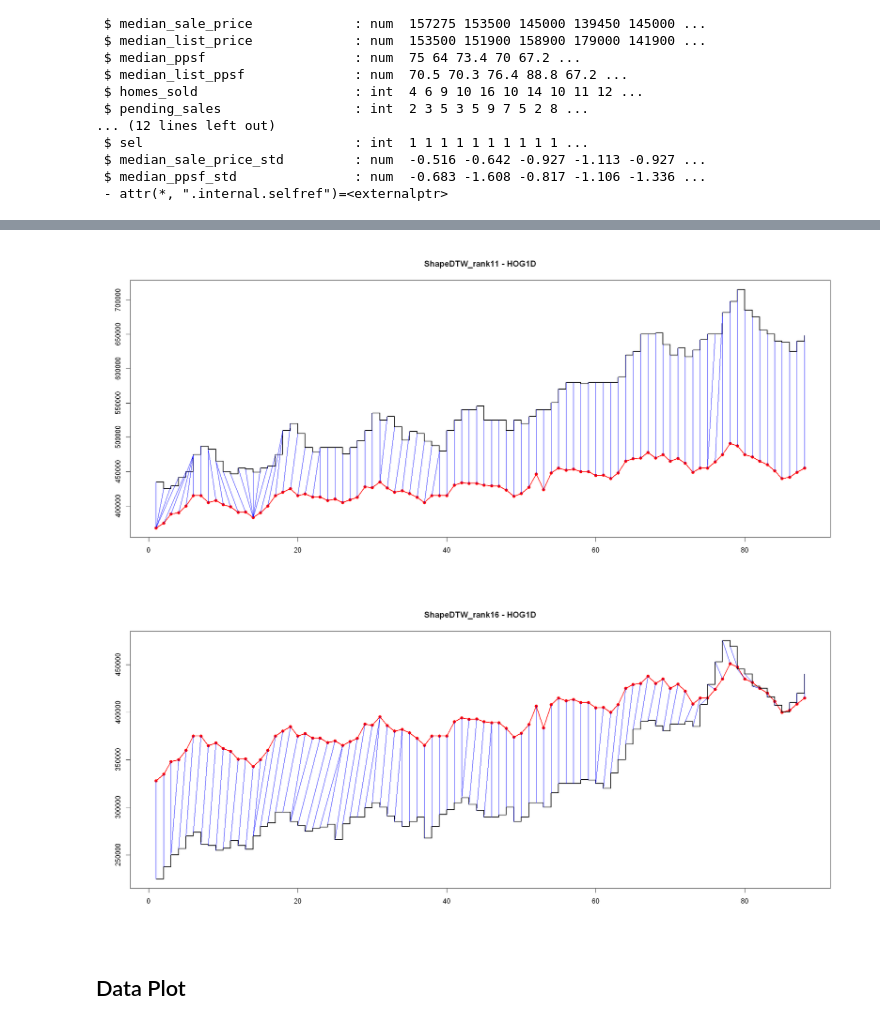
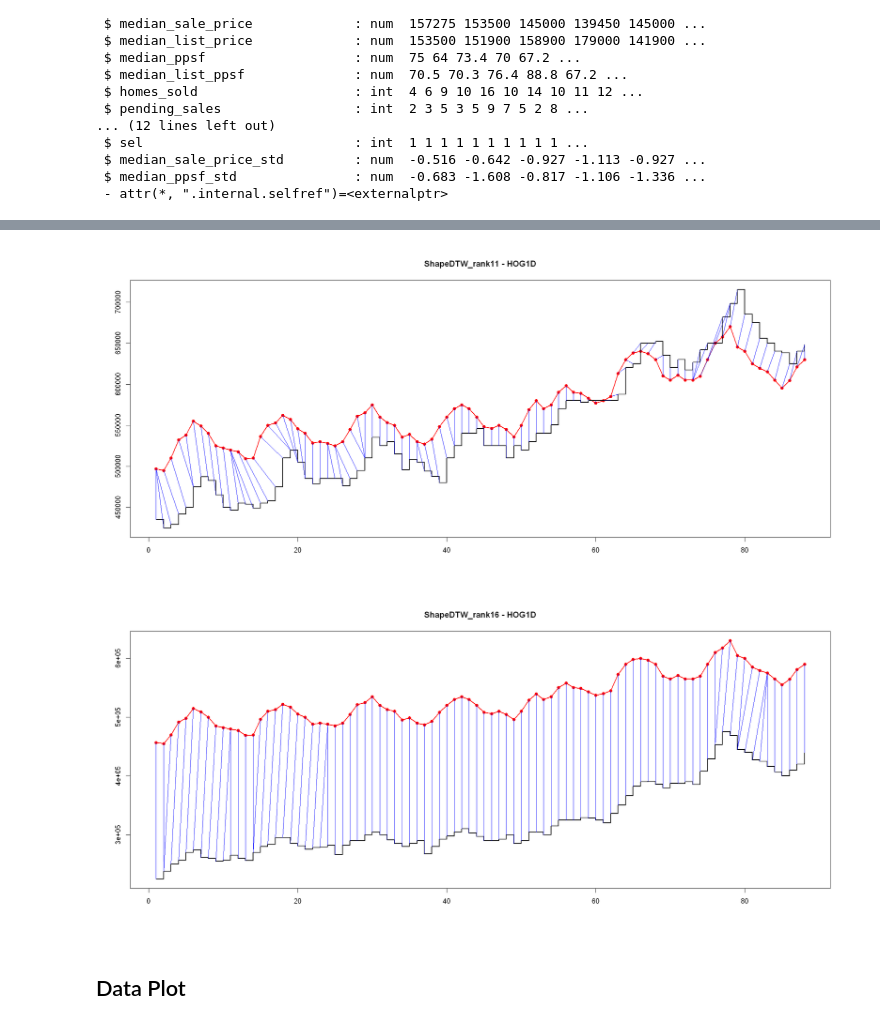
Before and after one commit to jianghaochu/dtw, a Jupyter notebook: code/demo_HousingMarket/1.HousingMarket_TDShapeDTW.ipynb, the cells around one changed output, grey strips where cells are left out. Saved outputs shown, nothing was run; the diff lists cells and outputs as text; code cells hidden in the pictures.

```diff
--- a/code/demo_HousingMarket/1.HousingMarket_TDShapeDTW.ipynb
+++ b/code/demo_HousingMarket/1.HousingMarket_TDShapeDTW.ipynb
@@ -136,7 +159,7 @@ table(dt_nonNA[, .(len = unique(n_month)), by='region']$len)
   9  13  13 530
 # %%
 # Find metros of interest
-metro_interest <- c('Austin', 'Detroit', 'New York')
+metro_interest <- c('Austin', 'Detroit', 'New York', 'Chicago')
 for (m in metro_interest) {
     metro <- grep(m, metro_list_nonNA, value=TRUE)
     print(dt_nonNA[region %in% metro
@@ -182,7 +207,7 @@ metro_list_sel <- unique(dt_sel$region)
 print(length(metro_list_sel))
 
 # target metro
-metro_t <- grep('Detroit', metro_list_sel, value=TRUE)
+metro_t <- grep('Seattle', metro_list_sel, value=TRUE)
 metro_t
 # %% [output]
 [1] 616
@@ -316,18 +329,19 @@ title("ShapeDTW_rank3 - HOG1D")
 # %%
+metro_t <- 'Chicago, IL metro area'
 metro_q <- 'New York, NY metro area'
 plotElasticMatching(dt_sel[region==metro_t]$median_sale_price,
                     dt_sel[region==metro_q]$median_sale_price,
-                    metro_t_dist_results[[metro_q]]$match)
+                    metro_t_dist_results[[metro_q]]$align_td_shapeDTW$match)
 title("ShapeDTW_rank11 - HOG1D")
 # %% [output]
-[figure, old version]
+[figure, new version]
 # %%
 metro_q <- 'Dallas, TX metro area'
 plotElasticMatching(dt_sel[region==metro_t]$median_sale_price,
                     dt_sel[region==metro_q]$median_sale_price,
-                    metro_t_dist_results[[metro_q]]$match)
+                    metro_t_dist_results[[metro_q]]$align_td_shapeDTW$match)
 title("ShapeDTW_rank16 - HOG1D")
 # %% [output]
-[figure, old version]
+[figure, new version]
 # %% [markdown]
 ## Data Plot
```
Also changed, not shown: parts of 23 cells of this notebook.
